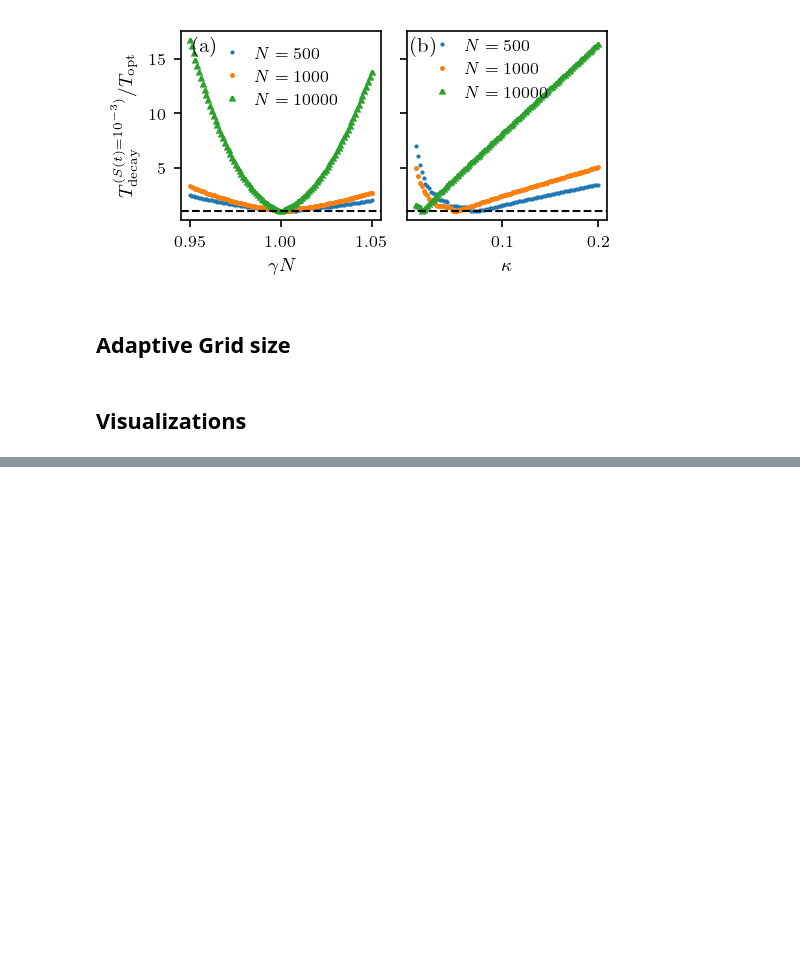
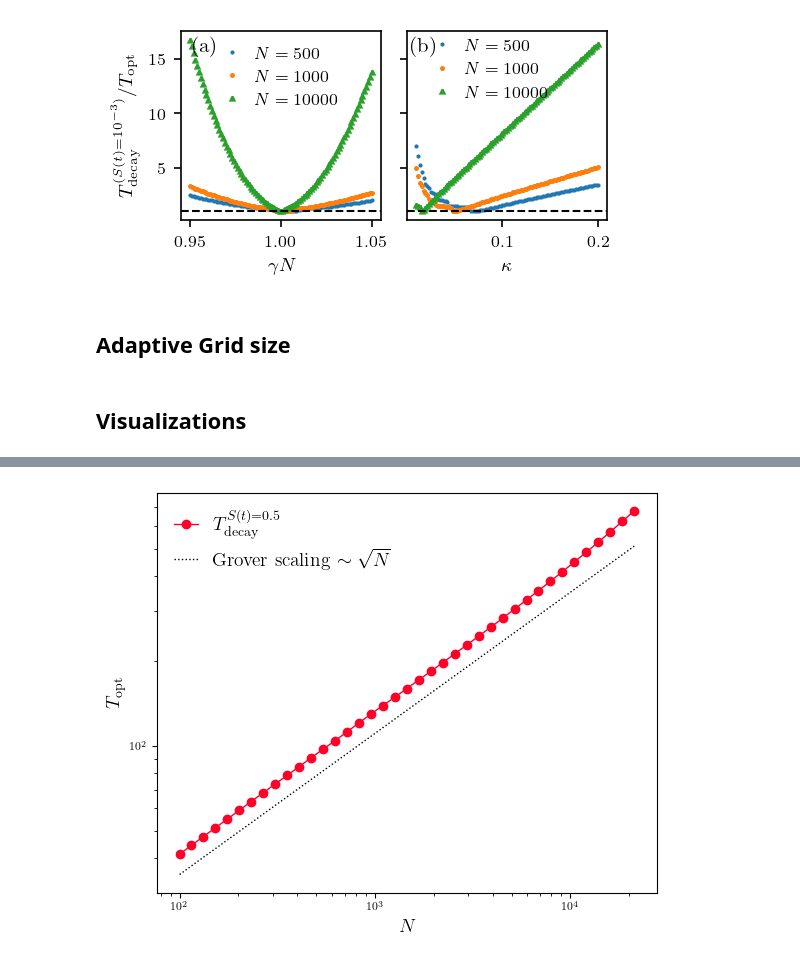
Before and after one commit to sayanr5834/non-Hermitian_QS, a Jupyter notebook: NHQS_final_version.ipynb, the cells around one changed output, grey strips where cells are left out. Saved outputs shown, nothing was run; the diff lists cells and outputs as text; code cells hidden in the pictures; blank space fills up the shorter version.

Commit message:
added new plots

```diff
--- a/NHQS_final_version.ipynb
+++ b/NHQS_final_version.ipynb
@@ -269,11 +311,11 @@ T_decay0p5_theory_single4 = np.where(T_decay0p5_theory_single4==0, 1000, T_decay
 # %%
 # Visualization - Minimum search time heatmap & Optimal reset rate heatmap
-kappa_vals = np.linspace(0.01, 0.4, 100)
+kappa_vals = np.linspace(0.01, 0.2, 100)
 gamma_vals = np.linspace(0.8/N, 1.2/N, 100)
 fig, ax1 = plt.subplots(1, 1, figsize=(5, 4))
-im1 = ax1.imshow(T_decay0p5_theory_single4.T, origin='lower', aspect='auto',
+im1 = ax1.imshow(T_decay0p5_theory_single.T, origin='lower', aspect='auto',
                  extent=[gamma_vals[0]*N, gamma_vals[-1]*N,kappa_vals[0], kappa_vals[-1]],
-                 cmap=plt.get_cmap('YlGnBu_r',100), vmax=100)
+                 cmap=plt.get_cmap('YlGnBu_r',00), vmax=100)
 ax1.set_ylabel(r"$\kappa$")
 ax1.set_xlabel(r"$\gamma N$")
 cbar = fig.colorbar(im1, ax=ax1, extend = "max")
@@ -344,9 +390,9 @@ plt.show()
 # Parameters
 Tcutoff = 12000
 dt = 0.05
-N = 500  # System size'
-kappa = 1/np.sqrt(N)
-gamma_vals = np.linspace(0.95/N, 1.05/N, 100)
+N = 2000  # System size'
+kappa = kappa_opts_plot[2]
+gamma_vals = np.linspace(0.9/N, 1.1/N, 100)
 
 # Storage Arrays
 T_decay0p001N3 = np.zeros(len(gamma_vals))
@@ -532,5 +540,0 @@ for j, N in enumerate(NList):
-# %%
-def timeScaling(Nlist):
-    return [np.sqrt(N) for N in Nlist]
-
-data = timeScaling(NList)
@@ -741,0 +577,27 @@ plt.show()
+# %%
+def timeScaling(Nlist):
+    return [3.5*np.sqrt(N) for N in Nlist]
+
+data = timeScaling(NList)
+# %%
+fig = plt.figure(figsize=(5,4)) #Generate figure with a given size
+ax = fig.add_axes([0, 0, 1, 1]) #Add axes object to our figure that takes up entire figure
+
+colors = plt.get_cmap('gist_rainbow', 16)
+plt.plot(NList[:-11], runtimes[:-11], color=colors(0), marker='o', linestyle='-', label=r"$T_{\mathrm{decay}}^{S(t) = 0.5}$")
+plt.plot(NList[:-11], np.array(data)[:-11], color="k", ls=":", label=r"Grover scaling $\sim \sqrt{N}$")
+plt.xlabel(r"$N$",size = 14) #x-axis label
+plt.ylabel(r"$T_{\mathrm{opt}}$", size = 14) #y-axis label
+plt.legend(fontsize = 14)
+#plt.legend(loc= 0, prop={'size': 12}, labelspacing=0.01, frameon=False)
+plt.yscale('log')
+plt.xscale('log')
+#filename = f"Overlaps_figure_N{N}_dim{d}_alpha{alpha_str}.pdf"
+
+#plt.tight_layout()
+#plt.savefig("../Figures/Final/CompleteGraphTopt.pdf", dpi=800, transparent=True, bbox_inches='tight')
+
+#plt.savefig('scaling.pdf',bbox_inches = 'tight')
+plt.show()
+# %% [output]
+[figure, added]
```
Also changed, not shown: parts of 66 cells of this notebook.
